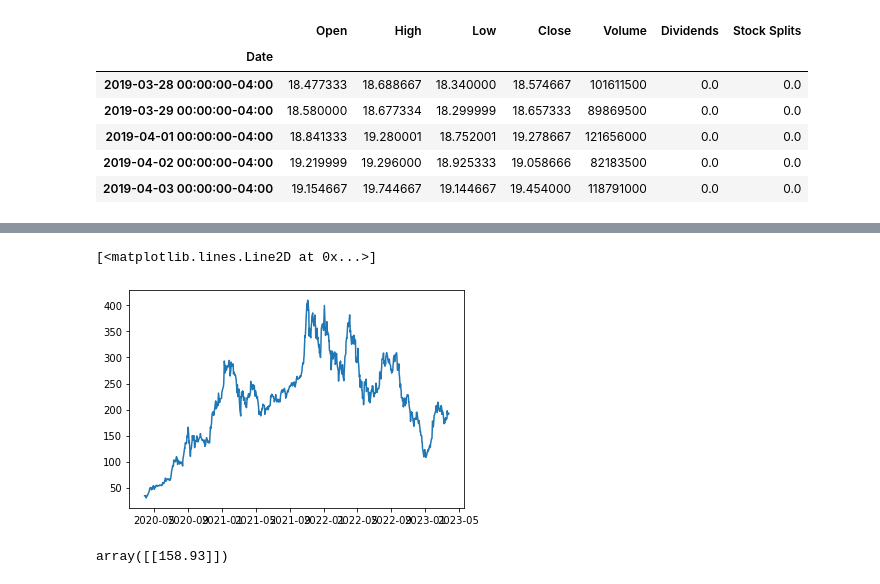
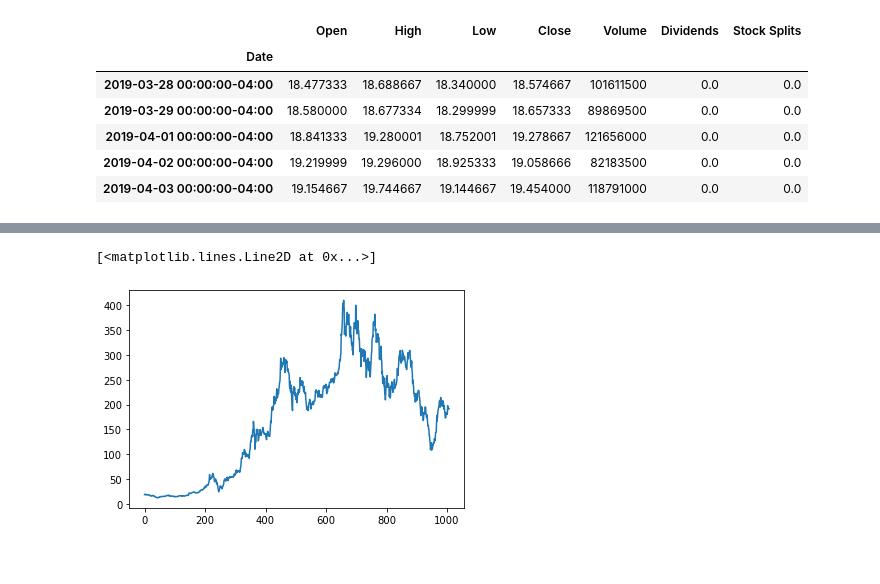
Before and after one commit to Justinfungi/Fina4350-NLP, a Jupyter notebook: Stage2/LSTM_Keras-Copy1.ipynb, the cells around one changed output, grey strips where cells are left out. Drawn from its saved outputs; the diff is of its cells as text; code cells hidden in the pictures.

```diff
--- a/Stage2/LSTM_Keras-Copy1.ipynb
+++ b/Stage2/LSTM_Keras-Copy1.ipynb
@@ -110,12 +139,8 @@ print(data_set_scaled)
 # %%
-plt.plot(df["Close"])
+plt.plot(data["Close"])
 # %% [output]
 [<matplotlib.lines.Line2D at 0x...>]
-[figure, old version]
+[figure, new version]
-# %%
-scaler.inverse_transform(df1[1].reshape(-1, 1))
-# %% [output]
-array([[158.93]])
 # %%
 # multiple feature from data provided to the model
 X = []
```
Also changed, not shown: parts of 9 cells of this notebook, 1 other file.
